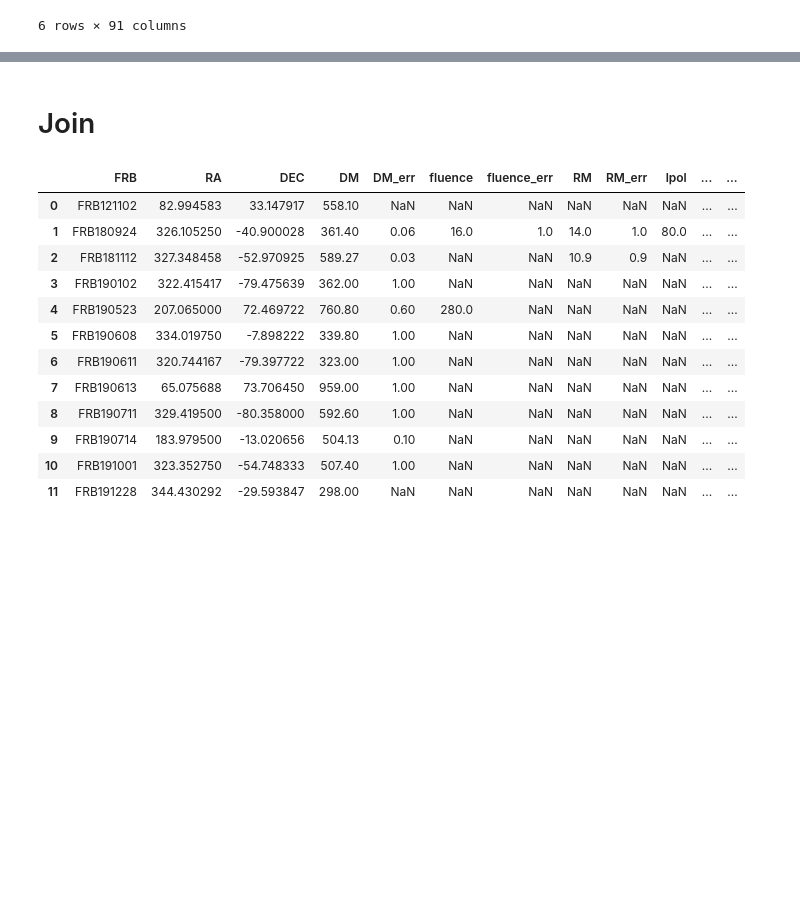
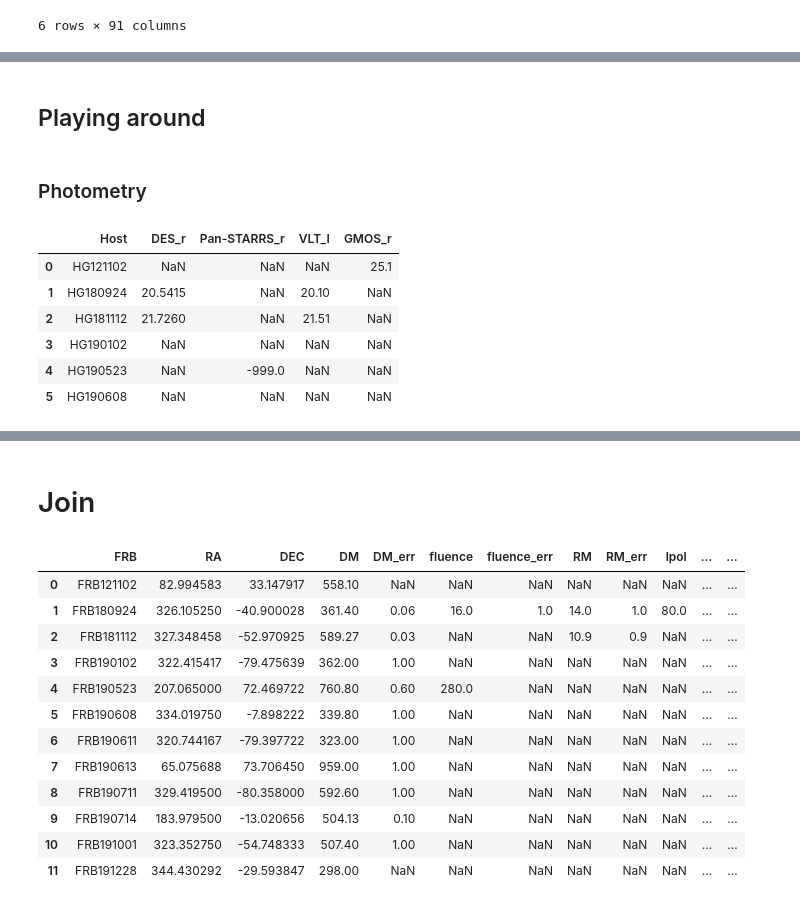
Before and after one commit to FRBs/FRB, a Jupyter notebook: docs/nb/Database.ipynb, the cells around one changed output, grey strips where cells are left out. Saved outputs shown, nothing was run; the diff lists cells and outputs as text; code cells hidden in the pictures; blank space fills up the shorter version.

```diff
--- a/docs/nb/Database.ipynb
+++ b/docs/nb/Database.ipynb
@@ -87,7 +87,7 @@ Table masked=True length=12
 # Host Galaxies
 # %%
 reload(frbgalaxy)
-host_tbl, tbl_units = frbgalaxy.build_table_of_hosts()
+host_tbl, host_units = frbgalaxy.build_table_of_hosts()
 # %%
 host_tbl
 # %% [output]
@@ -101,0 +124,14 @@ host_tbl
+# %% [markdown]
+## Playing around
+# %% [markdown]
+### Photometry
+# %%
+host_tbl[['Host', 'DES_r','Pan-STARRS_r', 'VLT_I', 'GMOS_r']]
+# %% [output]
+|  | Host | DES_r | Pan-STARRS_r | VLT_I | GMOS_r |
+| 0 | HG121102 | NaN | NaN | NaN | 25.1 |
+| 1 | HG180924 | 20.5415 | NaN | 20.10 | NaN |
+| 2 | HG181112 | 21.7260 | NaN | 21.51 | NaN |
+| 3 | HG190102 | NaN | NaN | NaN | NaN |
+| 4 | HG190523 | NaN | -999.0 | NaN | NaN |
+| 5 | HG190608 | NaN | NaN | NaN | NaN |
```
Also changed, not shown: parts of 4 cells of this notebook, 3 other files.
